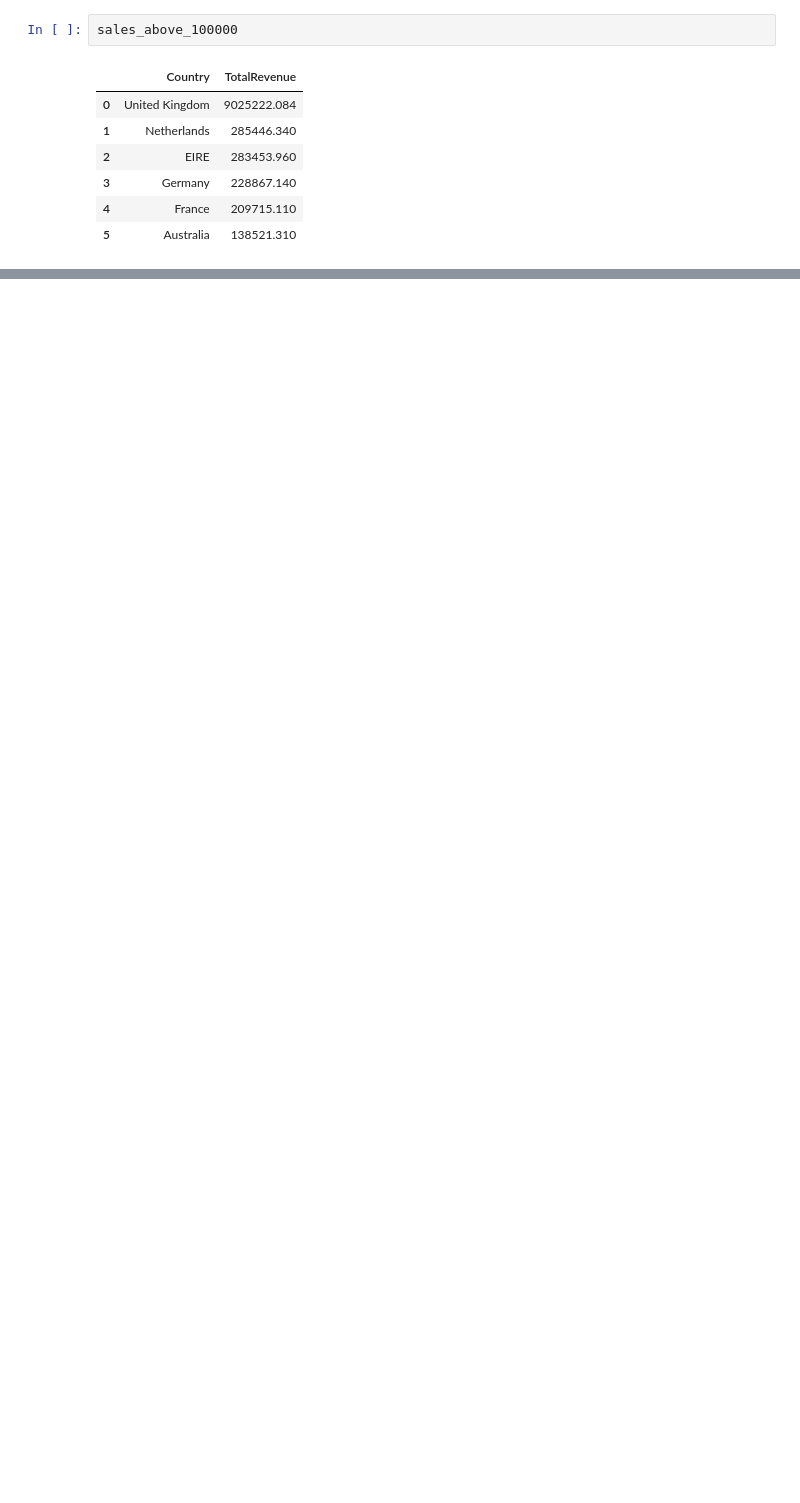
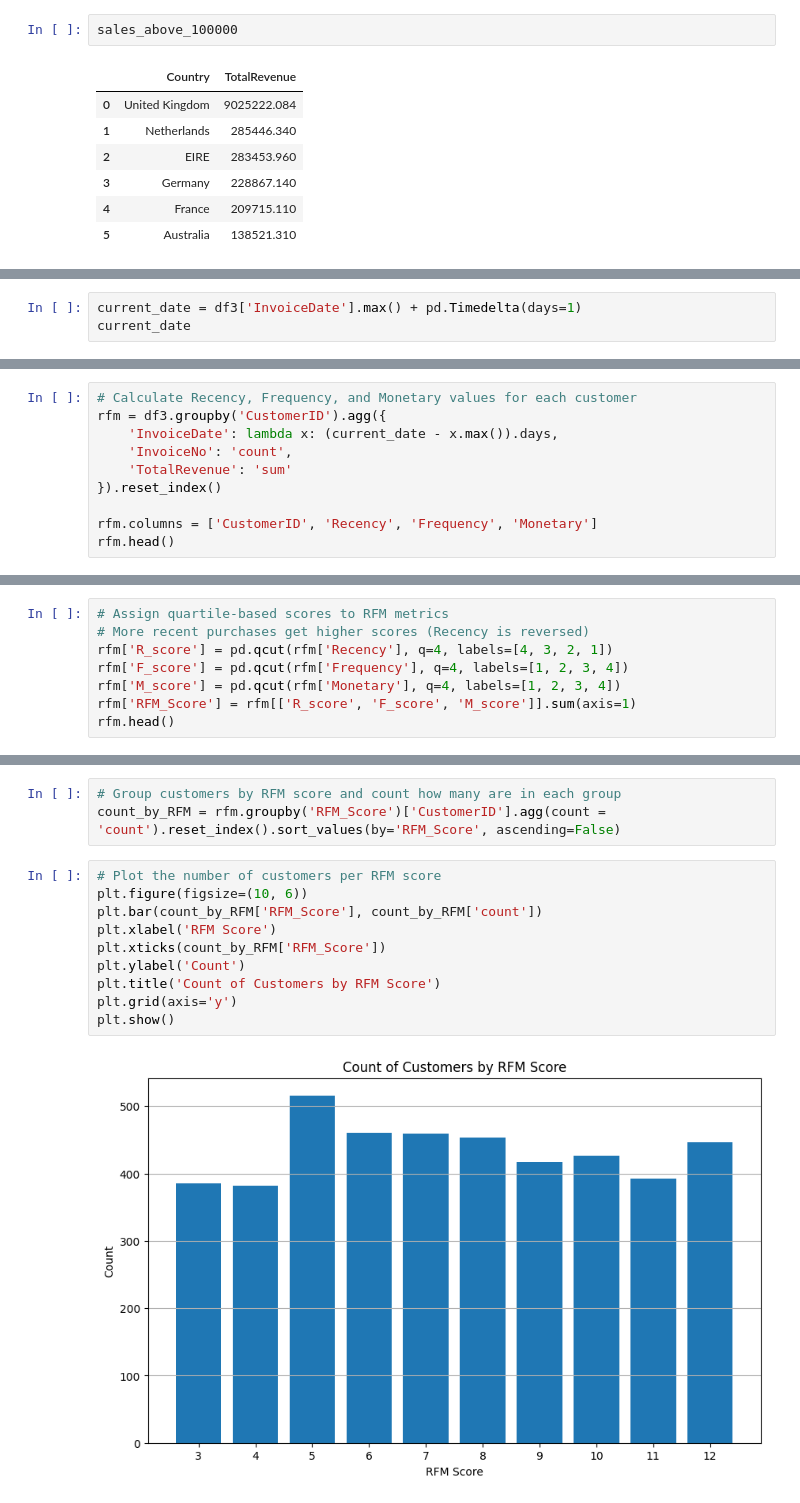
Before and after one commit to rkpm22/retail-sales-data-analysis, a Jupyter notebook: notebooks/RetailSalesAnalysis.ipynb, the cells around one changed output, grey strips where cells are left out. Drawn from its saved outputs; the diff is of its cells as text; blank space fills up the shorter version.

```diff
--- a/notebooks/RetailSalesAnalysis.ipynb
+++ b/notebooks/RetailSalesAnalysis.ipynb
@@ -439,0 +550,3 @@ plt.show()
+# %%
+current_date = df3['InvoiceDate'].max() + pd.Timedelta(days=1)
+current_date
@@ -439,0 +555,10 @@ plt.show()
+# %%
+# Calculate Recency, Frequency, and Monetary values for each customer
+rfm = df3.groupby('CustomerID').agg({
+    'InvoiceDate': lambda x: (current_date - x.max()).days,
+    'InvoiceNo': 'count',
+    'TotalRevenue': 'sum'
+}).reset_index()
+
+rfm.columns = ['CustomerID', 'Recency', 'Frequency', 'Monetary']
+rfm.head()
@@ -439,0 +593,8 @@ plt.show()
+# %%
+# Assign quartile-based scores to RFM metrics
+# More recent purchases get higher scores (Recency is reversed)
+rfm['R_score'] = pd.qcut(rfm['Recency'], q=4, labels=[4, 3, 2, 1])
+rfm['F_score'] = pd.qcut(rfm['Frequency'], q=4, labels=[1, 2, 3, 4])
+rfm['M_score'] = pd.qcut(rfm['Monetary'], q=4, labels=[1, 2, 3, 4])
+rfm['RFM_Score'] = rfm[['R_score', 'F_score', 'M_score']].sum(axis=1)
+rfm.head()
@@ -439,0 +623,15 @@ plt.show()
+# %%
+# Group customers by RFM score and count how many are in each group
+count_by_RFM = rfm.groupby('RFM_Score')['CustomerID'].agg(count = 'count').reset_index().sort_values(by='RFM_Score', ascending=False)
+# %%
+# Plot the number of customers per RFM score
+plt.figure(figsize=(10, 6))
+plt.bar(count_by_RFM['RFM_Score'], count_by_RFM['count'])
+plt.xlabel('RFM Score')
+plt.xticks(count_by_RFM['RFM_Score'])
+plt.ylabel('Count')
+plt.title('Count of Customers by RFM Score')
+plt.grid(axis='y')
+plt.show()
+# %% [output]
+[figure, added]
```
Also changed, not shown: parts of 73 cells of this notebook, 1 other file.
